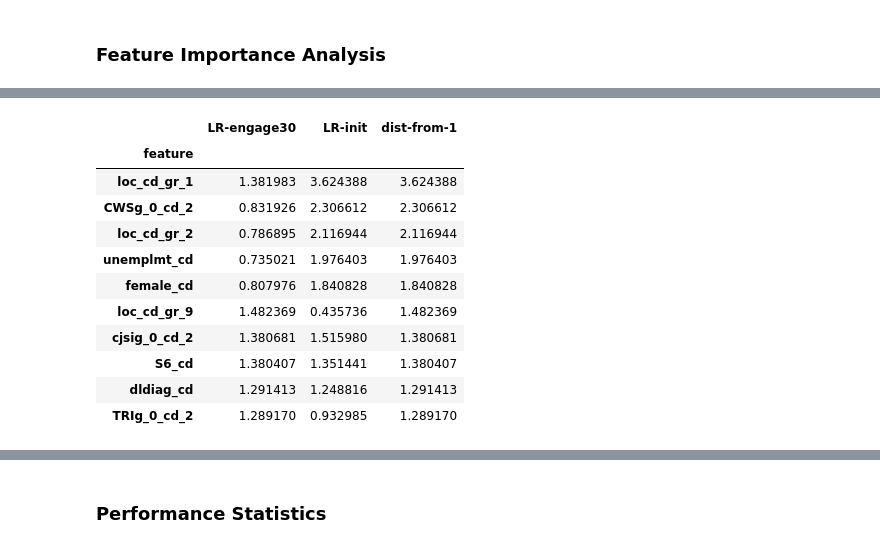
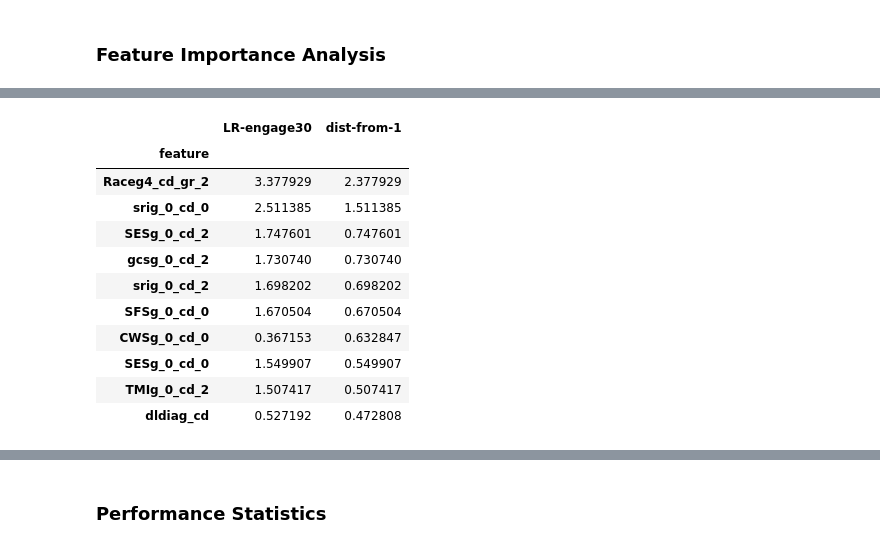
Before and after one commit to prathikr/Jordan-Prep, a Jupyter notebook: Jordan-Prep/mvp.ipynb, the cells around one changed output, grey strips where cells are left out. Drawn from its saved outputs; the diff is of its cells as text; code cells hidden in the pictures.

```diff
--- a/Jordan-Prep/mvp.ipynb
+++ b/Jordan-Prep/mvp.ipynb
@@ -18,8 +18,8 @@ start_time = time.time()
 # %% [markdown]
 ### Load Data
 # %%
-grouping = 'stimulants'
-# grouping = 'opioids'
+#grouping = 'stimulants'
+grouping = 'opioids'
 
 df = pd.read_csv(grouping + '.csv', index_col=[0])
 print(df.shape)
@@ -224,0 +140,10 @@ AUC: 0.6553613656517884
+# %%
+data = df.drop(columns=['init', 'engage30'])
+engage30 = df['engage30']
+init = df['init']
+
+engage30_X_train, engage30_X_test, engage30_y_train, engage30_y_test = train_test_split(data, engage30, test_size=0.25, random_state=2017)
+init_X_train, init_X_test, init_y_train, init_y_test = train_test_split(data, init, test_size=0.25)
+performance = []
+
+print('Features:', data.columns)
@@ -224,0 +199,2 @@ AUC: 0.6553613656517884
+# %%
+feat_imp_lr_engage30, perf_stats_lr_engage30 = run_model(LogisticRegression(max_iter=1000), get_logistic_regression_features(engage30_X_train), get_logistic_regression_features(engage30_X_test), engage30_y_train, engage30_y_test, 'engage30')
@@ -248 +281,9 @@ feature_importance_logistic_regression = feature_importance_logistic_regression.
+# %%
+feat_imp_rf_engage30 = feat_imp_rf_engage30.sort_values(by='RF-engage30', ascending=False)
+feat_imp_rf_init = feat_imp_rf_init.sort_values(by='RF-init', ascending=False)
+
+feat_imp_lr_engage30['dist-from-1'] = np.abs(feat_imp_lr_engage30['LR-engage30'] - 1)
+feat_imp_lr_engage30 = feat_imp_lr_engage30.sort_values(by='dist-from-1', ascending=False)
+feat_imp_lr_init['dist-from-1'] = np.abs(feat_imp_lr_init['LR-init'] - 1)
+feat_imp_lr_init = feat_imp_lr_init.sort_values(by='dist-from-1', ascending=False)
 # %%
@@ -263,15 +304,15 @@ feature_importance_random_forest.head(10)
 # %%
-feature_importance_logistic_regression.head(10)
+feat_imp_lr_engage30.head(10)
 # %% [output]
-|  | LR-engage30 | LR-init | dist-from-1 |
-| feature |  |  |  |
-| loc_cd_gr_1 | 1.381983 | 3.624388 | 3.624388 |
-| CWSg_0_cd_2 | 0.831926 | 2.306612 | 2.306612 |
-| loc_cd_gr_2 | 0.786895 | 2.116944 | 2.116944 |
-| unemplmt_cd | 0.735021 | 1.976403 | 1.976403 |
-| female_cd | 0.807976 | 1.840828 | 1.840828 |
-| loc_cd_gr_9 | 1.482369 | 0.435736 | 1.482369 |
-| cjsig_0_cd_2 | 1.380681 | 1.515980 | 1.380681 |
-| S6_cd | 1.380407 | 1.351441 | 1.380407 |
-| dldiag_cd | 1.291413 | 1.248816 | 1.291413 |
-| TRIg_0_cd_2 | 1.289170 | 0.932985 | 1.289170 |
+|  | LR-engage30 | dist-from-1 |
+| feature |  |  |
+| Raceg4_cd_gr_2 | 3.377929 | 2.377929 |
+| srig_0_cd_0 | 2.511385 | 1.511385 |
+| SESg_0_cd_2 | 1.747601 | 0.747601 |
+| gcsg_0_cd_2 | 1.730740 | 0.730740 |
+| srig_0_cd_2 | 1.698202 | 0.698202 |
+| SFSg_0_cd_0 | 1.670504 | 0.670504 |
+| CWSg_0_cd_0 | 0.367153 | 0.632847 |
+| SESg_0_cd_0 | 1.549907 | 0.549907 |
+| TMIg_0_cd_2 | 1.507417 | 0.507417 |
+| dldiag_cd | 0.527192 | 0.472808 |
```
Also changed, not shown: parts of 27 cells of this notebook, 3 other files.
